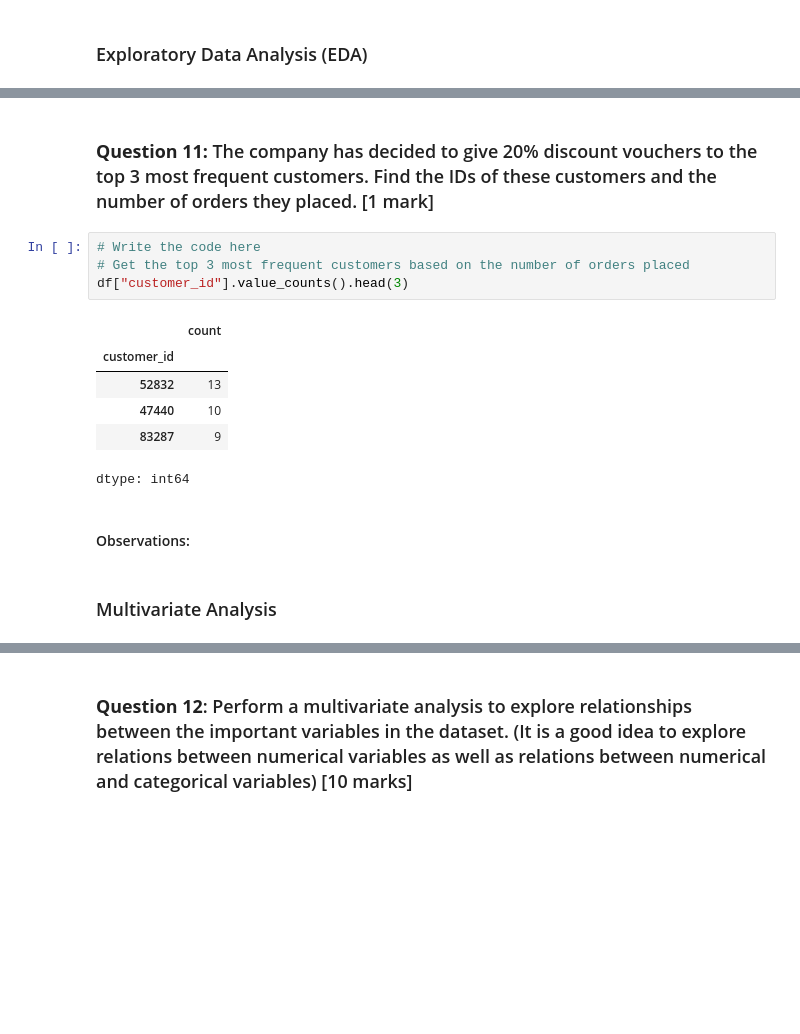
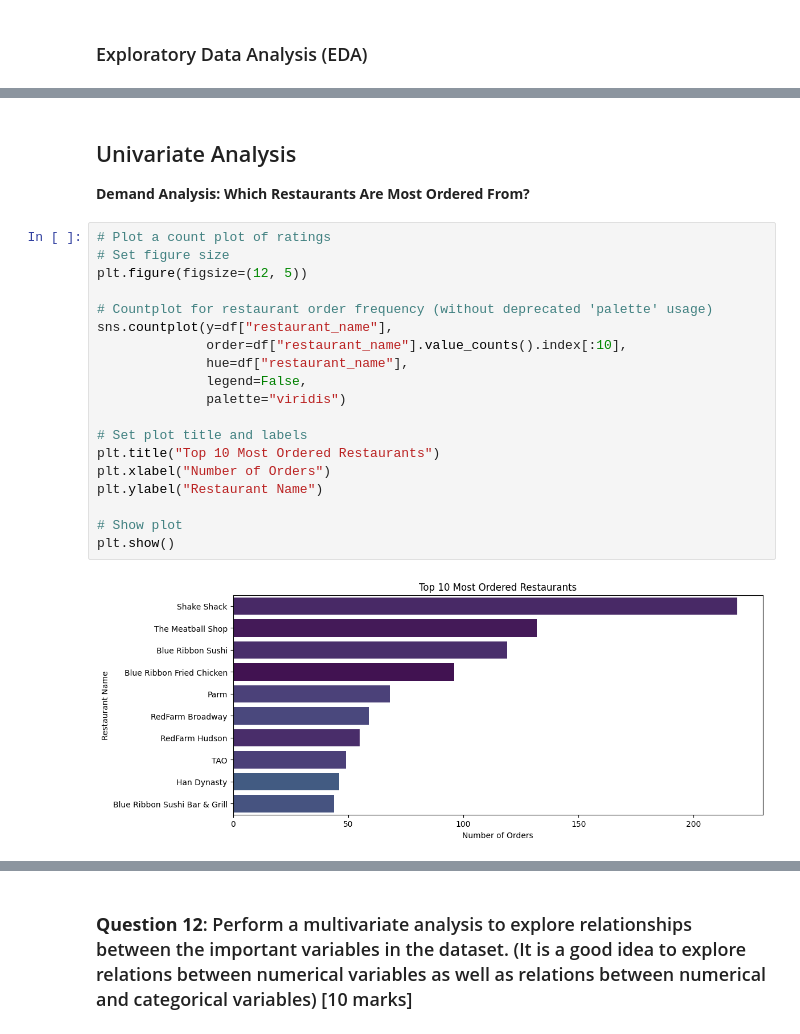
Before and after one commit to sarvanios6/foodhub-py, a Jupyter notebook: IP_Project_Question_Notebook.ipynb, the cells around one changed output, grey strips where cells are left out. Cells and saved outputs as stored; diff of their text form; blank space fills up the shorter version.

```diff
--- a/IP_Project_Question_Notebook.ipynb
+++ b/IP_Project_Question_Notebook.ipynb
@@ -326,17 +205,24 @@ df["delivery_time"].mean()
-# %% [markdown]
-### **Question 11:** The company has decided to give 20% discount vouchers to the top 3 most frequent customers. Find the IDs of these customers and the number of orders they placed. [1 mark]
-# %%
-# Write the code here
-# Get the top 3 most frequent customers based on the number of orders placed
-df["customer_id"].value_counts().head(3)
-# %% [output]
-|  | count |
-| customer_id |  |
-| 52832 | 13 |
-| 47440 | 10 |
-| 83287 | 9 |
-dtype: int64
-# %% [markdown]
-#### Observations:
-# %% [markdown]
-### Multivariate Analysis
+# %% [markdown]
+## Univariate Analysis
+**Demand Analysis: Which Restaurants Are Most Ordered From?**
+# %%
+# Plot a count plot of ratings
+# Set figure size
+plt.figure(figsize=(12, 5))
+
+# Countplot for restaurant order frequency (without deprecated 'palette' usage)
+sns.countplot(y=df["restaurant_name"],
+              order=df["restaurant_name"].value_counts().index[:10],
+              hue=df["restaurant_name"],
+              legend=False,
+              palette="viridis")
+
+# Set plot title and labels
+plt.title("Top 10 Most Ordered Restaurants")
+plt.xlabel("Number of Orders")
+plt.ylabel("Restaurant Name")
+
+# Show plot
+plt.show()
+# %% [output]
+[figure, added]
```
Also changed, not shown: parts of 115 cells of this notebook.
